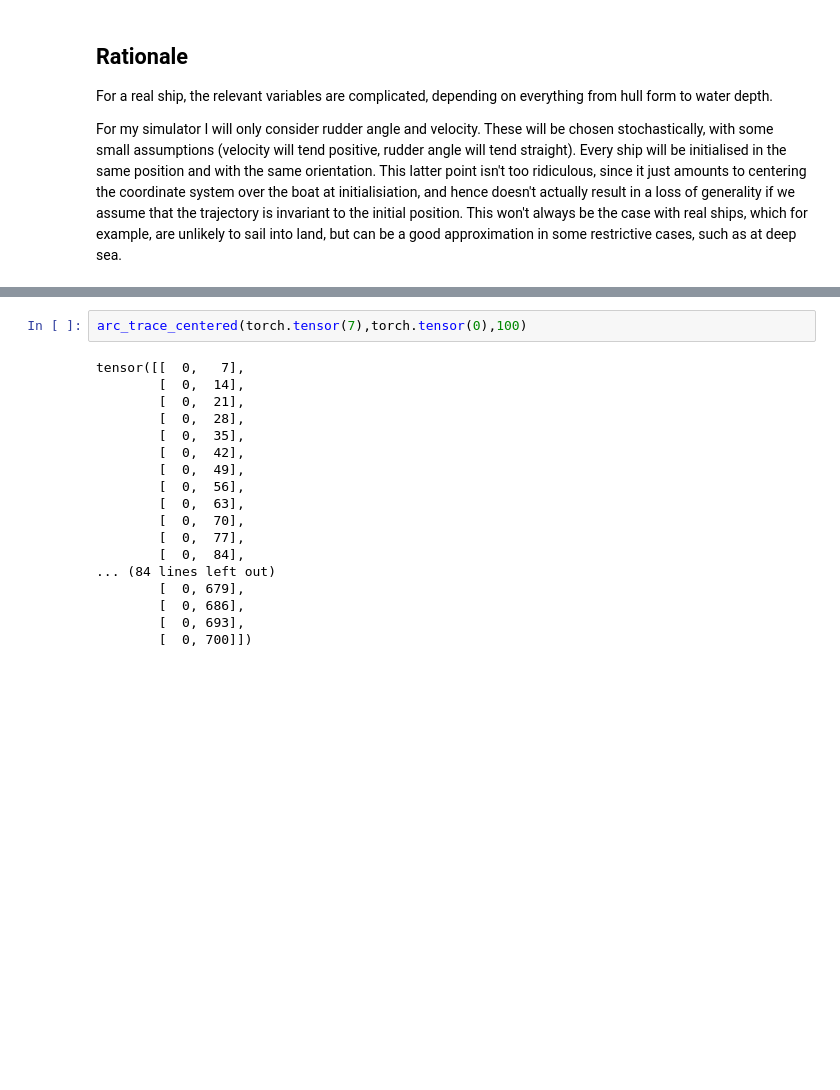
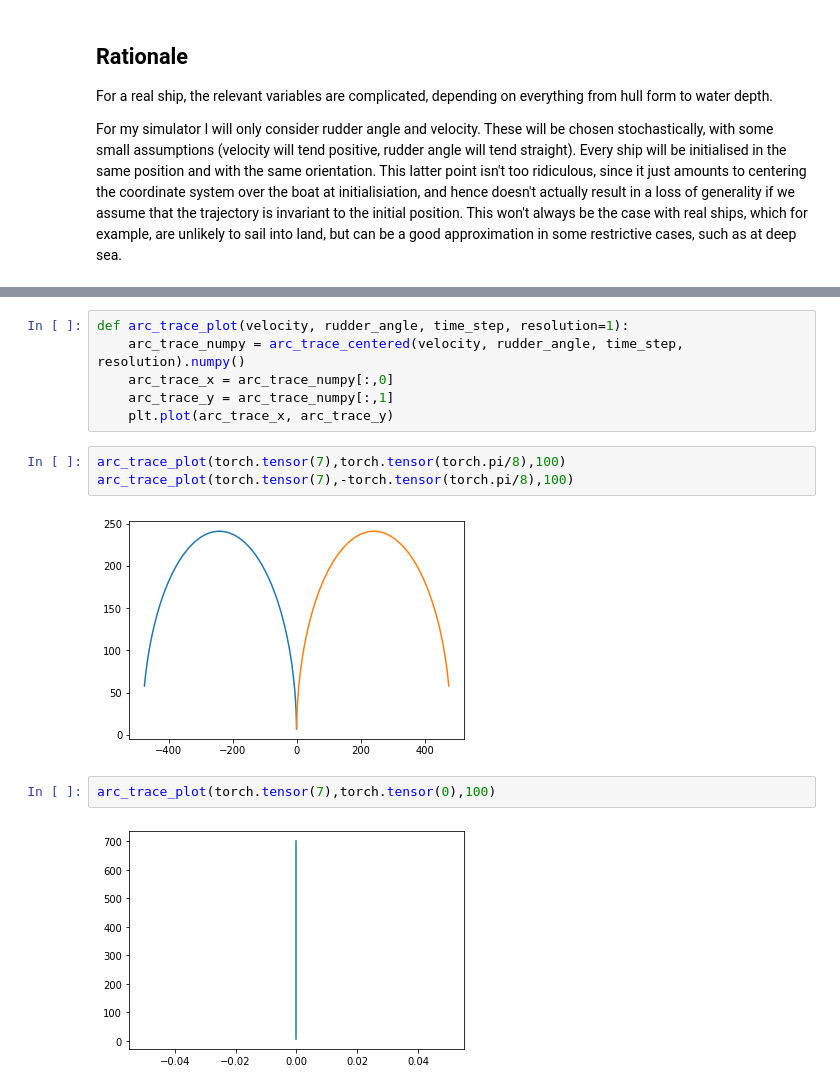
Before and after one commit to SRagy/PositionPrediction, a Jupyter notebook: Simulator_proto.ipynb, the cells around one changed output, grey strips where cells are left out. Saved outputs shown, nothing was run; the diff lists cells and outputs as text; blank space fills up the shorter version.

```diff
--- a/Simulator_proto.ipynb
+++ b/Simulator_proto.ipynb
@@ -49,20 +56,15 @@ def arc_trace_centered(velocity: Tensor,
+# %%
+def arc_trace_plot(velocity, rudder_angle, time_step, resolution=1):
+    arc_trace_numpy = arc_trace_centered(velocity, rudder_angle, time_step, resolution).numpy()
+    arc_trace_x = arc_trace_numpy[:,0]
+    arc_trace_y = arc_trace_numpy[:,1]
+    plt.plot(arc_trace_x, arc_trace_y)
+# %%
+arc_trace_plot(torch.tensor(7),torch.tensor(torch.pi/8),100)
+arc_trace_plot(torch.tensor(7),-torch.tensor(torch.pi/8),100)
+# %% [output]
+[figure, added]
 # %%
-arc_trace_centered(torch.tensor(7),torch.tensor(0),100)
+arc_trace_plot(torch.tensor(7),torch.tensor(0),100)
 # %% [output]
-tensor([[  0,   7],
-        [  0,  14],
-        [  0,  21],
-        [  0,  28],
-        [  0,  35],
-        [  0,  42],
-        [  0,  49],
-        [  0,  56],
-        [  0,  63],
-        [  0,  70],
-        [  0,  77],
-        [  0,  84],
-... (84 lines left out)
-        [  0, 679],
-        [  0, 686],
-        [  0, 693],
-        [  0, 700]])
+[figure, added]
```
Also changed, not shown: parts of 3 cells of this notebook, 1 other file.
